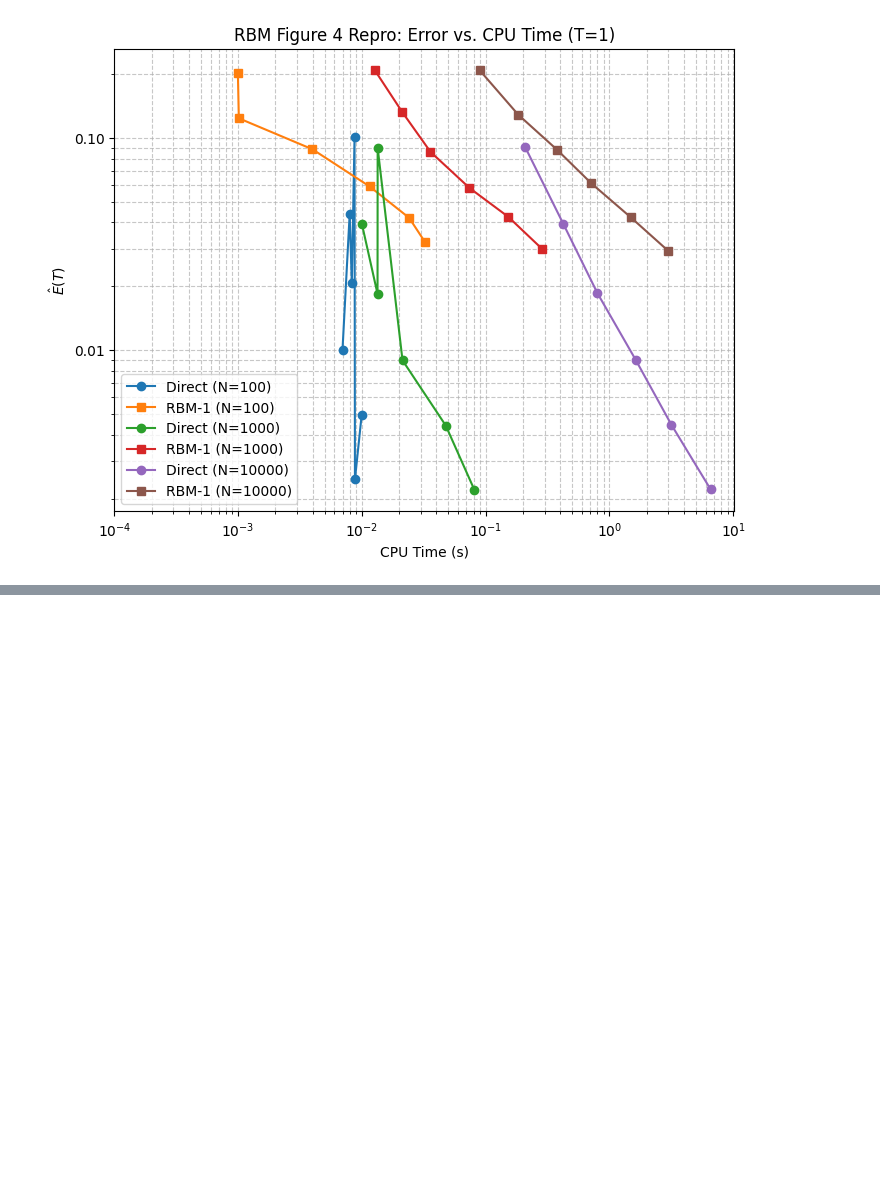
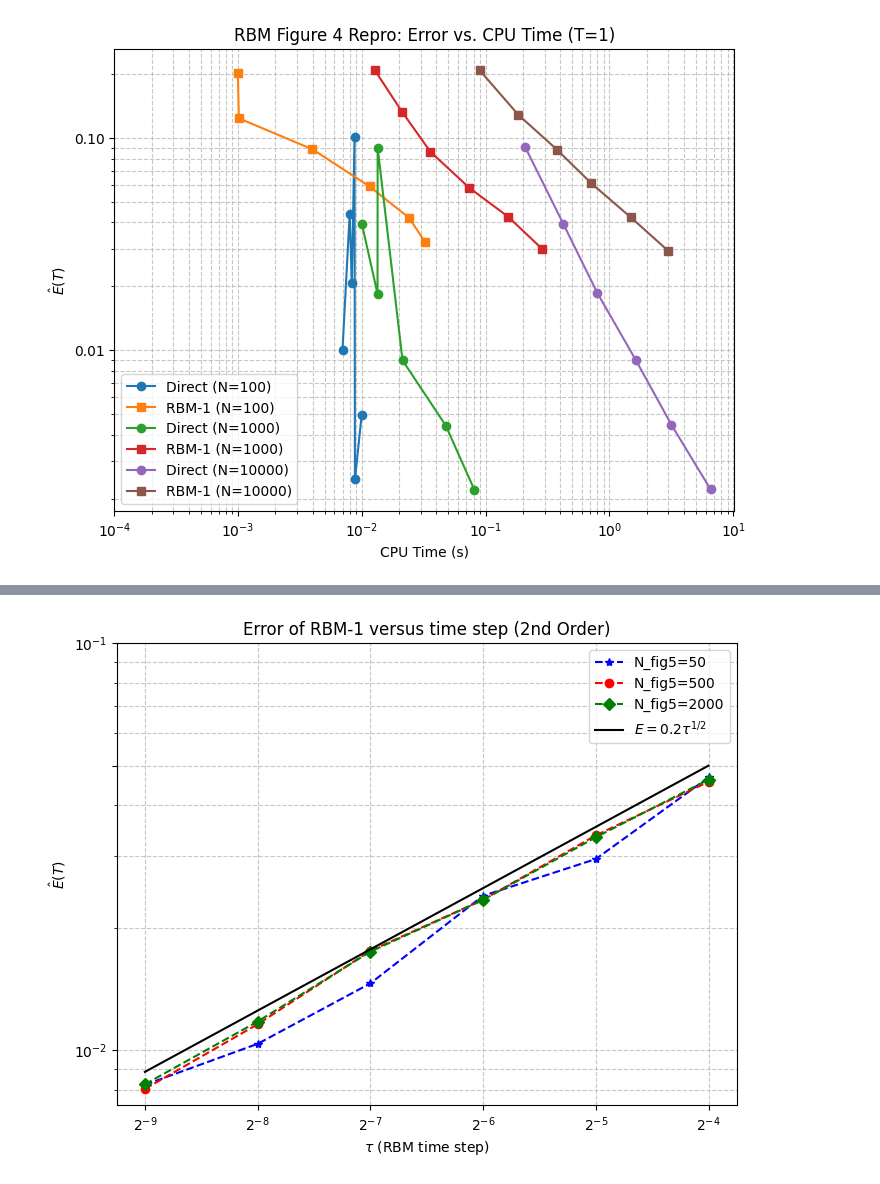
Before and after one commit to AwuoeZYC/Dissertation, a Jupyter notebook: RBM.ipynb, the cells around one changed output, grey strips where cells are left out. Saved outputs shown, nothing was run; the diff lists cells and outputs as text; code cells hidden in the pictures; blank space fills up the shorter version.

```diff
--- a/RBM.ipynb
+++ b/RBM.ipynb
@@ -886,0 +761,29 @@ plt.show()
+# %%
+# --- Plotting ---
+plt.figure(figsize=(8, 6))
+
+for N_fig5 in sorted(df_fig5_results["N"].unique()):
+    df_sub = df_fig5_results[df_fig5_results["N"] == N_fig5].sort_values("tau_RBM")
+    marker = '*' if N_fig5 == 50 else ('o' if N_fig5 == 500 else 'D')
+    color = 'blue' if N_fig5 == 50 else ('red' if N_fig5 == 500 else 'green')
+    plt.plot(df_sub["tau_RBM"], df_sub["Error_E_hat"], marker=marker, color=color, label=f"N_fig5={N_fig5}", linestyle='--')
+
+# Reference line: E = 0.2 * tau^0.5
+tau_ref = np.array(tau_values_fig5)
+plt.plot(tau_ref, 0.2 * tau_ref**0.5, 'k-', label=r"$E=0.2 \tau^{1/2}$")
+
+plt.xscale("log", base=2)
+plt.yscale("log")
+plt.yticks([0.01, 0.05, 0.1])
+plt.xlabel(r"$\tau$ (RBM time step)")
+plt.ylabel(r"$\hat{E}(T)$")
+plt.title("Error of RBM-1 versus time step (2nd Order)")
+plt.legend()
+plt.grid(True, which="both", ls="--", alpha=0.7)
+
+xtick_labels = [f'$2^{{{int(np.log2(t))}}}$' for t in tau_ref]
+plt.xticks(tau_ref, xtick_labels)
+
+plt.show()
+# %% [output]
+[figure, added]
```
Also changed, not shown: parts of 8 cells of this notebook.
